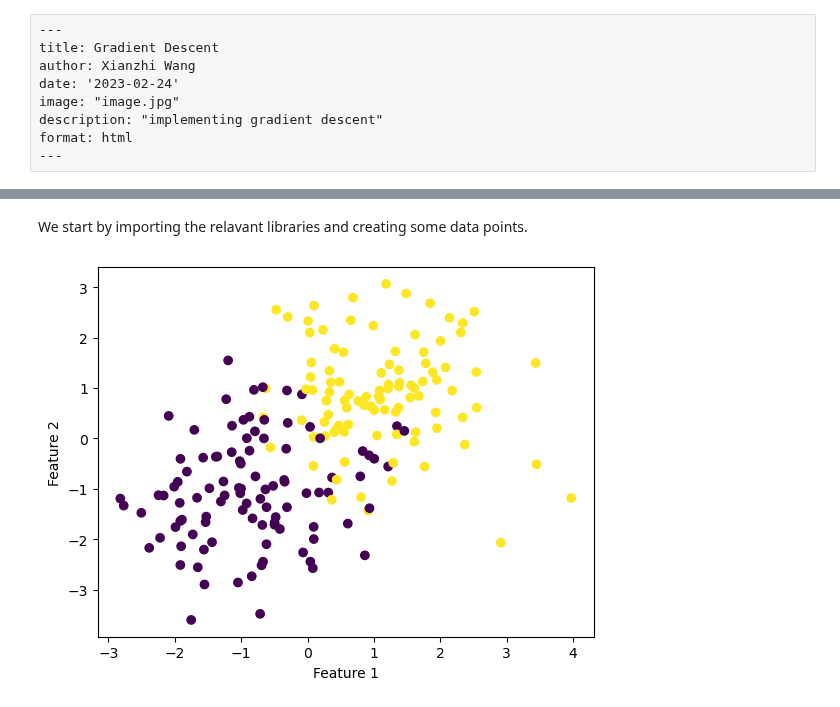
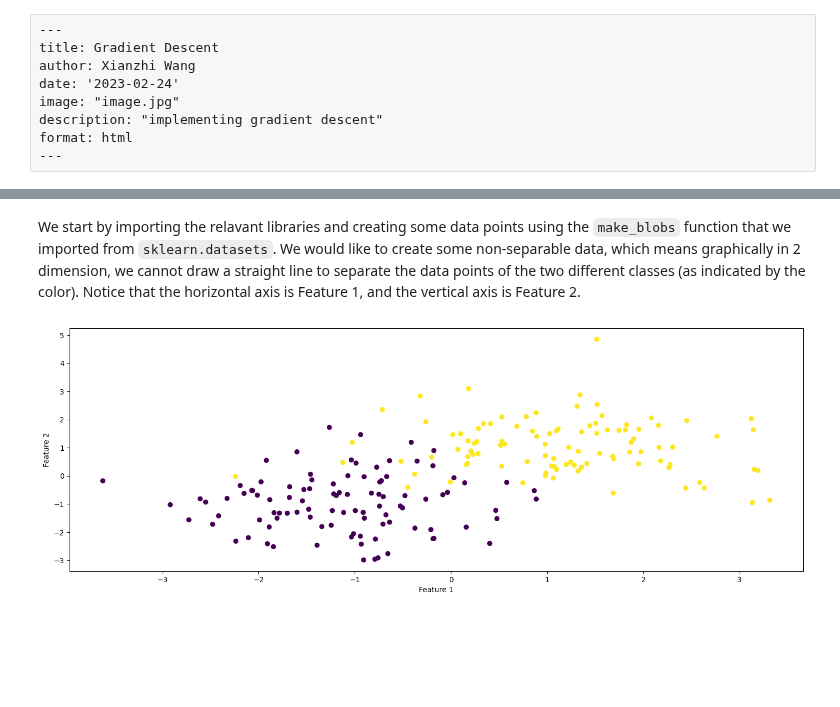
Before and after one commit to Xianzhiwang1/CS0451-page-site, a Jupyter notebook: posts/my-blog-post-02-gradient-descent/index.ipynb, the cells around one changed output, grey strips where cells are left out. Drawn from its saved outputs; the diff is of its cells as text; code cells hidden in the pictures; blank space fills up the shorter version.

```diff
--- a/posts/my-blog-post-02-gradient-descent/index.ipynb
+++ b/posts/my-blog-post-02-gradient-descent/index.ipynb
@@ -25,17 +36,20 @@ format: html
-# %% [markdown]
-We start by importing the relavant libraries and creating some data points.
+# %% [markdown]
+We start by importing the relavant libraries and creating some data points using the `make_blobs` function that we imported from `sklearn.datasets`. We would like to create some non-separable data, which means graphically in 2 dimension, we cannot draw a straight line to separate the data points of the two different classes (as indicated by the color). Notice that the horizontal axis is Feature 1, and the vertical axis is Feature 2.
 # %%
 from sklearn.datasets import make_blobs
 from matplotlib import pyplot as plt
+plt.rcParams["figure.figsize"] = (18, 6)
+
 import numpy as np
+np.random.seed(42)
 np.seterr(all='ignore')
 
 # make the data
 p_features = 3
 X, y = make_blobs(n_samples = 200, n_features = p_features - 1, centers = [(-1, -1), (1, 1)])
 
 fig = plt.scatter(X[:,0], X[:,1], c = y)
 xlab = plt.xlabel("Feature 1")
 ylab = plt.ylabel("Feature 2")
 # %% [output]
-[figure, old version]
+[figure, new version]
```
Also changed, not shown: parts of 20 cells of this notebook, 39 other files.
